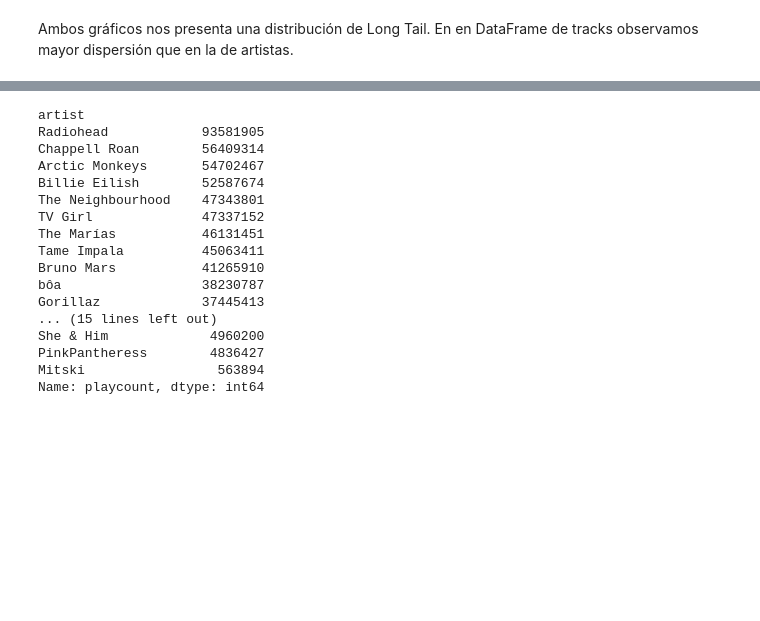
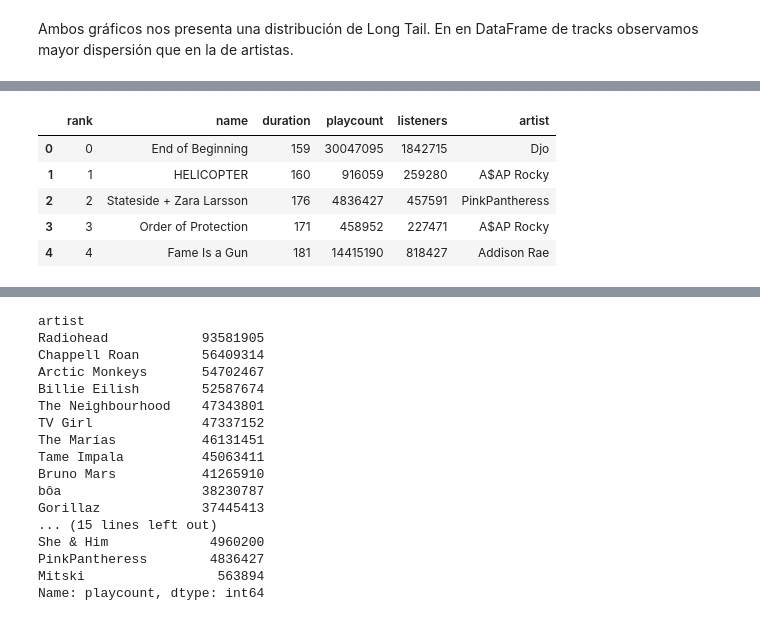
Before and after one commit to ArtiRamos/lastfm_data_analysis, a Jupyter notebook: Preguntas de análisis.ipynb, the cells around one changed output, grey strips where cells are left out. Saved outputs shown, nothing was run; the diff lists cells and outputs as text; code cells hidden in the pictures; blank space fills up the shorter version.

```diff
--- a/Preguntas de análisis.ipynb
+++ b/Preguntas de análisis.ipynb
@@ -166,0 +176,11 @@ Ambos gráficos nos presenta una distribución de Long Tail. En en DataFrame de
+# %%
+df_tracks = pd.read_csv("top_tracks_lastfm.csv")
+df_tracks = df_tracks.reset_index().rename(columns={"index": "rank"})
+df_tracks.head()
+# %% [output]
+|  | rank | name | duration | playcount | listeners | artist |
+| 0 | 0 | End of Beginning | 159 | 30047095 | 1842715 | Djo |
+| 1 | 1 | HELICOPTER | 160 | 916059 | 259280 | A$AP Rocky |
+| 2 | 2 | Stateside + Zara Larsson | 176 | 4836427 | 457591 | PinkPantheress |
+| 3 | 3 | Order of Protection | 171 | 458952 | 227471 | A$AP Rocky |
+| 4 | 4 | Fame Is a Gun | 181 | 14415190 | 818427 | Addison Rae |
```
Also changed, not shown: parts of 19 cells of this notebook.
